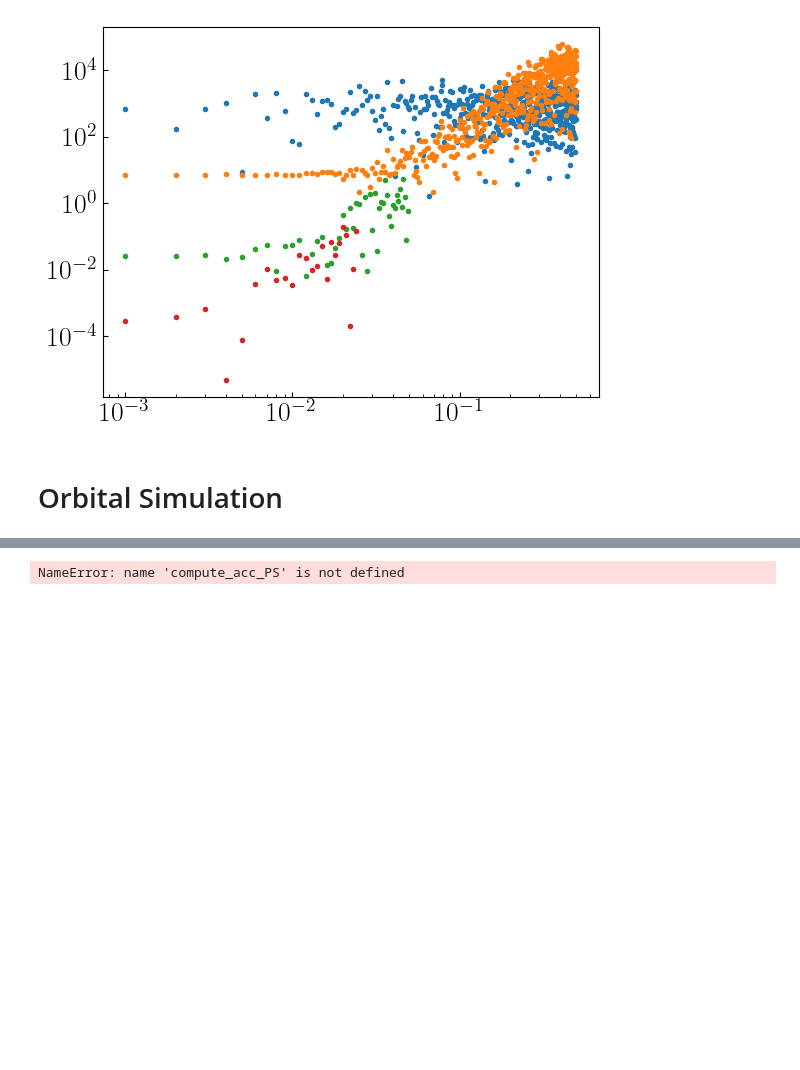
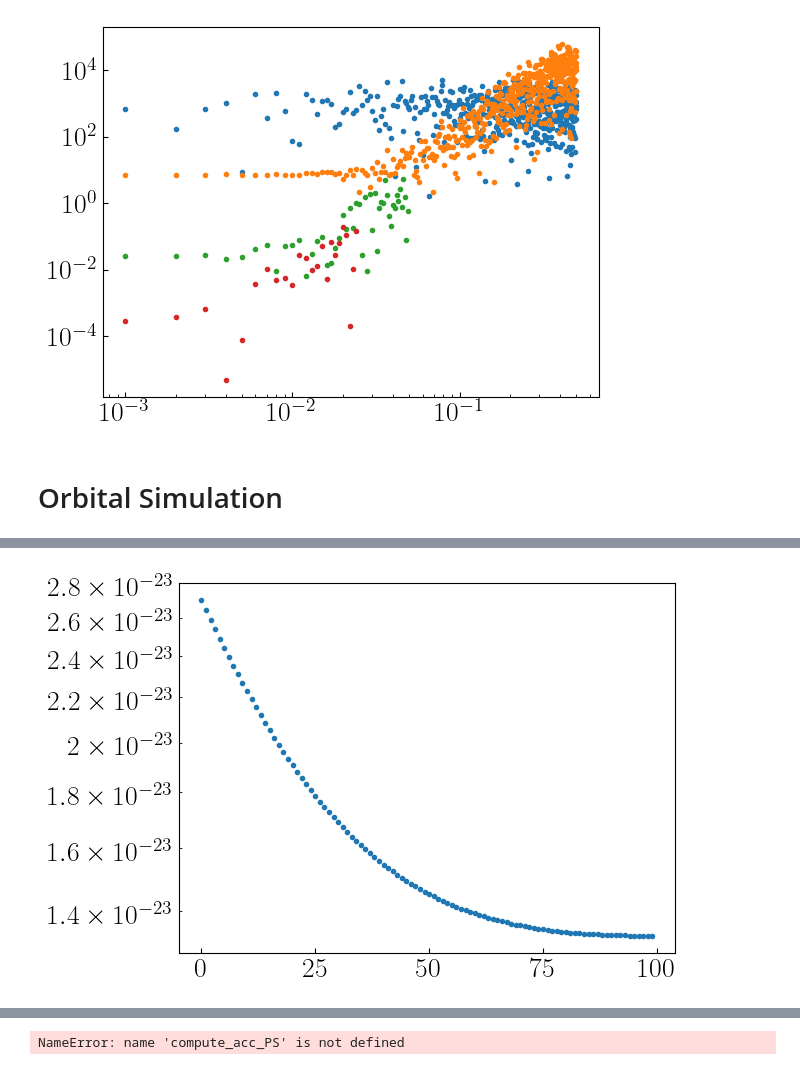
Before and after one commit to hjkim0620/ULDM_HarmonicOscillator, a Jupyter notebook: ULDM_HarmonicOscillator.ipynb, the cells around one changed output, grey strips where cells are left out. Drawn from its saved outputs; the diff is of its cells as text; code cells hidden in the pictures; blank space fills up the shorter version.

```diff
--- a/ULDM_HarmonicOscillator.ipynb
+++ b/ULDM_HarmonicOscillator.ipynb
@@ -451,0 +566,5 @@ test.solve()
+# %%
+plt.plot(loss_arr, '.')
+plt.yscale('log')
+# %% [output]
+[figure, added]
```
Also changed, not shown: parts of 15 cells of this notebook, 1 other file.
